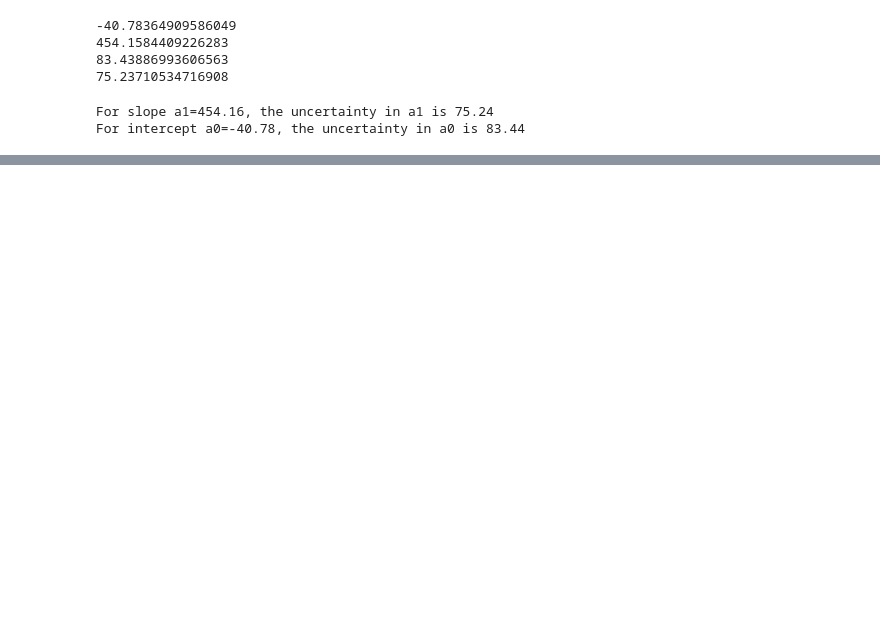
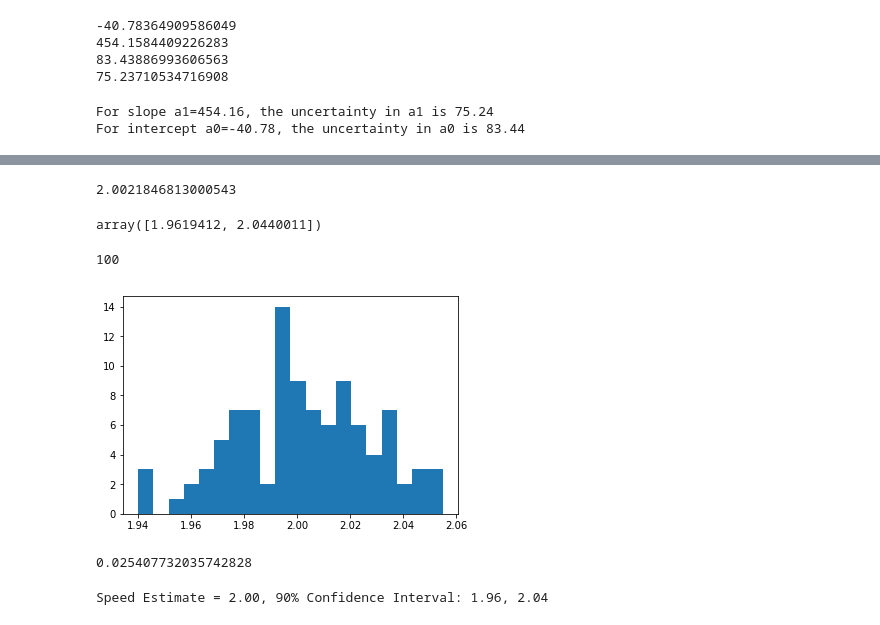
Before and after one commit to sushant2811/NLPandDeepLearning, a Jupyter notebook: linearModeling.ipynb, the cells around one changed output, grey strips where cells are left out. Saved outputs shown, nothing was run; the diff lists cells and outputs as text; code cells hidden in the pictures; blank space fills up the shorter version.

Commit message:
confidence interval by bootstrapping

```diff
--- a/linearModeling.ipynb
+++ b/linearModeling.ipynb
@@ -235,0 +292,13 @@ For intercept a0=-40.78, the uncertainty in a0 is 83.44
+# %%
+population_inds = np.arange(0, 1001, dtype=int)
+# %%
+num_resamples = 100
+# %%
+resample_speeds = []
+# %%
+for nr in range(num_resamples):
+
+    sample_inds = np.random.choice(population_inds, size=500, replace=True)
+    sample_inds.sort()
+    model = ols(formula = 'distance ~ time', data = hike_data_df.iloc[sample_inds]).fit()
+    resample_speeds.append(model.params['time'])
@@ -235,0 +307,4 @@ For intercept a0=-40.78, the uncertainty in a0 is 83.44
+# %%
+speed_estimate
+# %% [output]
+2.0021846813000543
@@ -235,0 +313,20 @@ For intercept a0=-40.78, the uncertainty in a0 is 83.44
+# %%
+ci_90
+# %% [output]
+array([1.9619412, 2.0440011])
+# %%
+len(resample_speeds)
+# %% [output]
+100
+# %%
+plt.hist(resample_speeds, bins=20);
+# %% [output]
+[figure, added]
+# %%
+np.std(resample_speeds)
+# %% [output]
+0.025407732035742828
+# %%
+print('Speed Estimate = {:0.2f}, 90% Confidence Interval: {:0.2f}, {:0.2f} '.format(speed_estimate, ci_90[0], ci_90[1]))
+# %% [output]
+Speed Estimate = 2.00, 90% Confidence Interval: 1.96, 2.04
```
Also changed, not shown: parts of 15 cells of this notebook.
